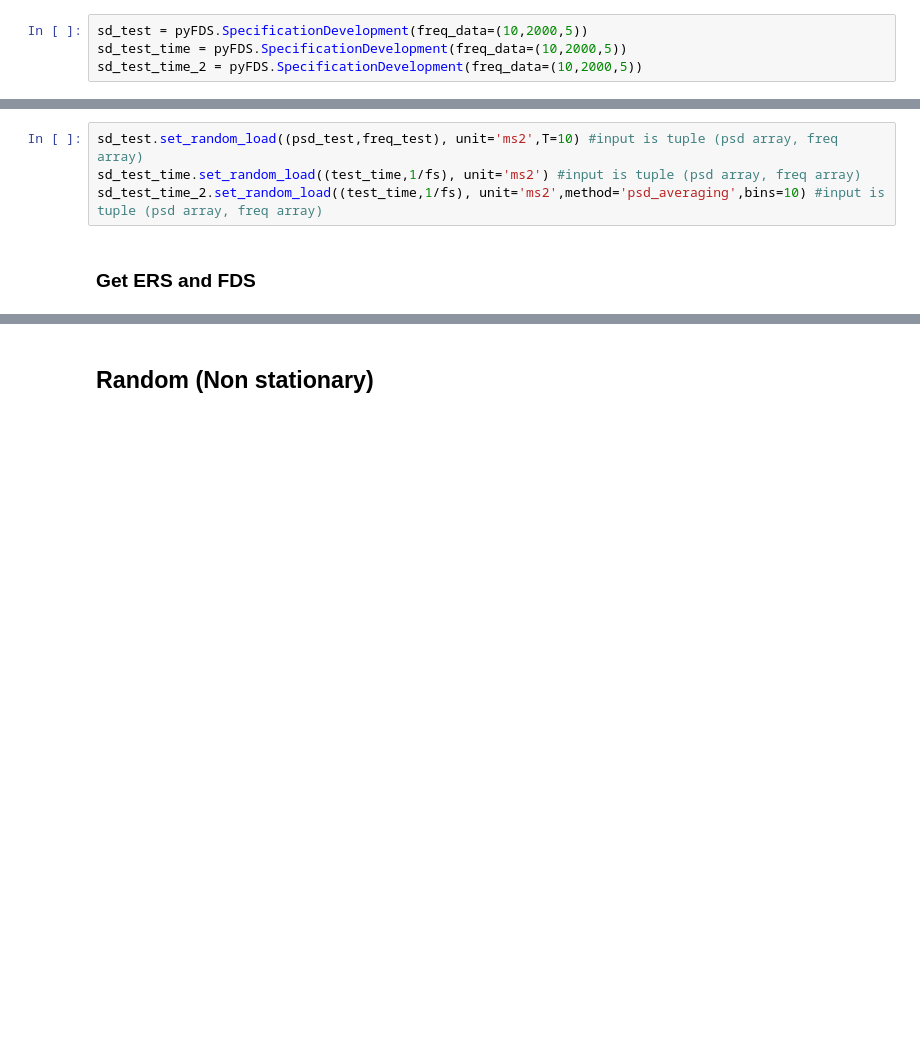
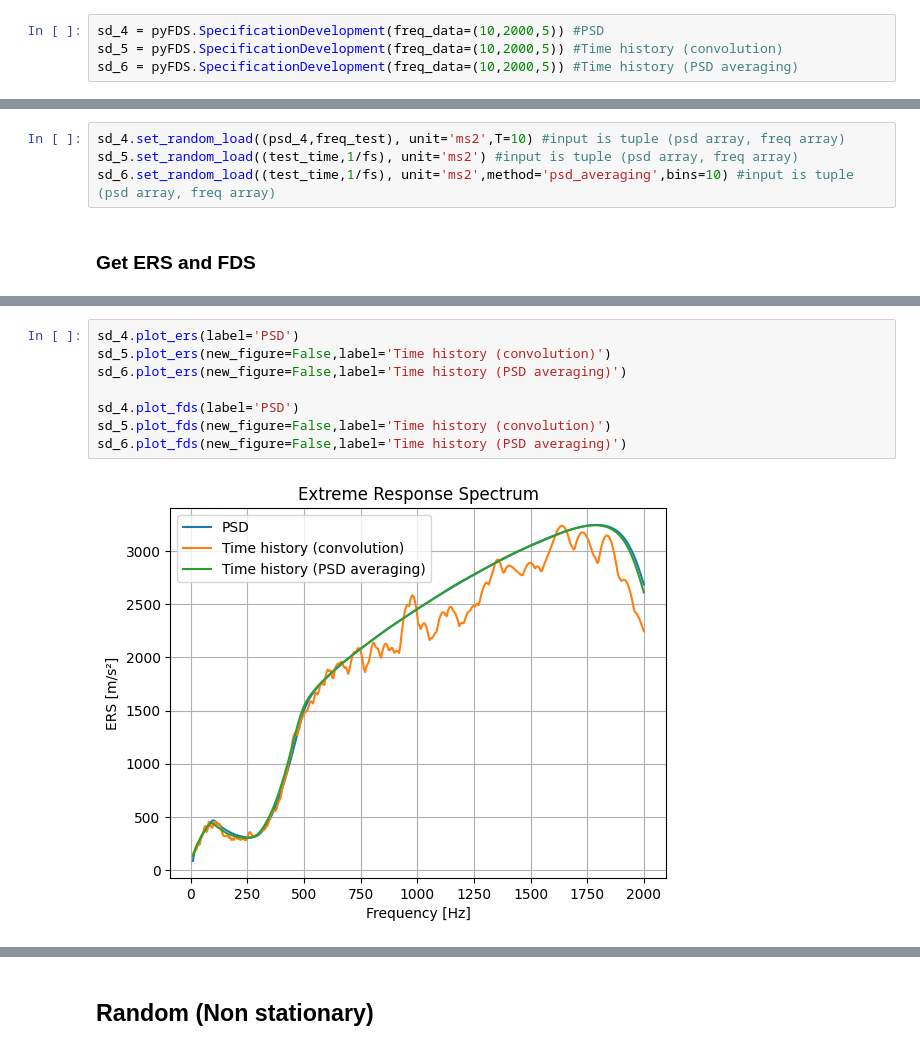
Before and after one commit to jasasonc/FatigueDS, a Jupyter notebook: Showcase Random.ipynb, the cells around one changed output, grey strips where cells are left out. Cells and saved outputs as stored; diff of their text form; blank space fills up the shorter version.

```diff
--- a/Showcase Random.ipynb
+++ b/Showcase Random.ipynb
@@ -171,15 +176,15 @@ Text(0, 0.5, 'm/s²')
 # %% [markdown]
 ### Instantiate Class
 # %%
-sd_test = pyFDS.SpecificationDevelopment(freq_data=(10,2000,5))
-sd_test_time = pyFDS.SpecificationDevelopment(freq_data=(10,2000,5))
-sd_test_time_2 = pyFDS.SpecificationDevelopment(freq_data=(10,2000,5))
+sd_4 = pyFDS.SpecificationDevelopment(freq_data=(10,2000,5)) #PSD
+sd_5 = pyFDS.SpecificationDevelopment(freq_data=(10,2000,5)) #Time history (convolution)
+sd_6 = pyFDS.SpecificationDevelopment(freq_data=(10,2000,5)) #Time history (PSD averaging)
 # %% [markdown]
 ### Set Load
 # %%
-sd_test.set_random_load((psd_test,freq_test), unit='ms2',T=10) #input is tuple (psd array, freq array)
-sd_test_time.set_random_load((test_time,1/fs), unit='ms2') #input is tuple (psd array, freq array)
-sd_test_time_2.set_random_load((test_time,1/fs), unit='ms2',method='psd_averaging',bins=10) #input is tuple (psd array, freq array)
+sd_4.set_random_load((psd_4,freq_test), unit='ms2',T=10) #input is tuple (psd array, freq array)
+sd_5.set_random_load((test_time,1/fs), unit='ms2') #input is tuple (psd array, freq array)
+sd_6.set_random_load((test_time,1/fs), unit='ms2',method='psd_averaging',bins=10) #input is tuple (psd array, freq array)
 # %% [markdown]
 ### Get ERS and FDS
 # %%
@@ -215,0 +198,10 @@ plt.legend()
+# %%
+sd_4.plot_ers(label='PSD')
+sd_5.plot_ers(new_figure=False,label='Time history (convolution)')
+sd_6.plot_ers(new_figure=False,label='Time history (PSD averaging)')
+
+sd_4.plot_fds(label='PSD')
+sd_5.plot_fds(new_figure=False,label='Time history (convolution)')
+sd_6.plot_fds(new_figure=False,label='Time history (PSD averaging)')
+# %% [output]
+[figure, added]
```
Also changed, not shown: parts of 25 cells of this notebook, 7 other files.
